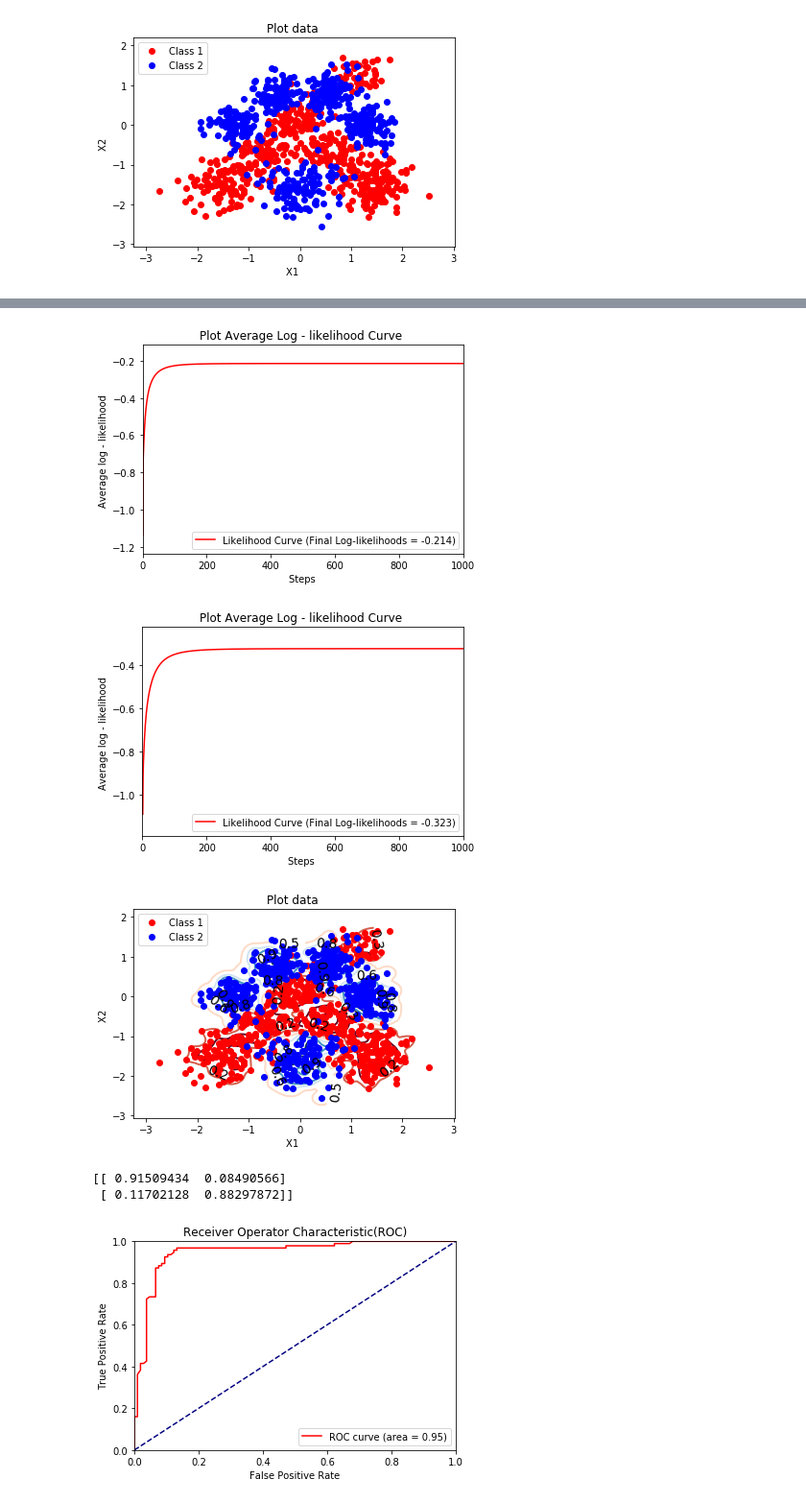
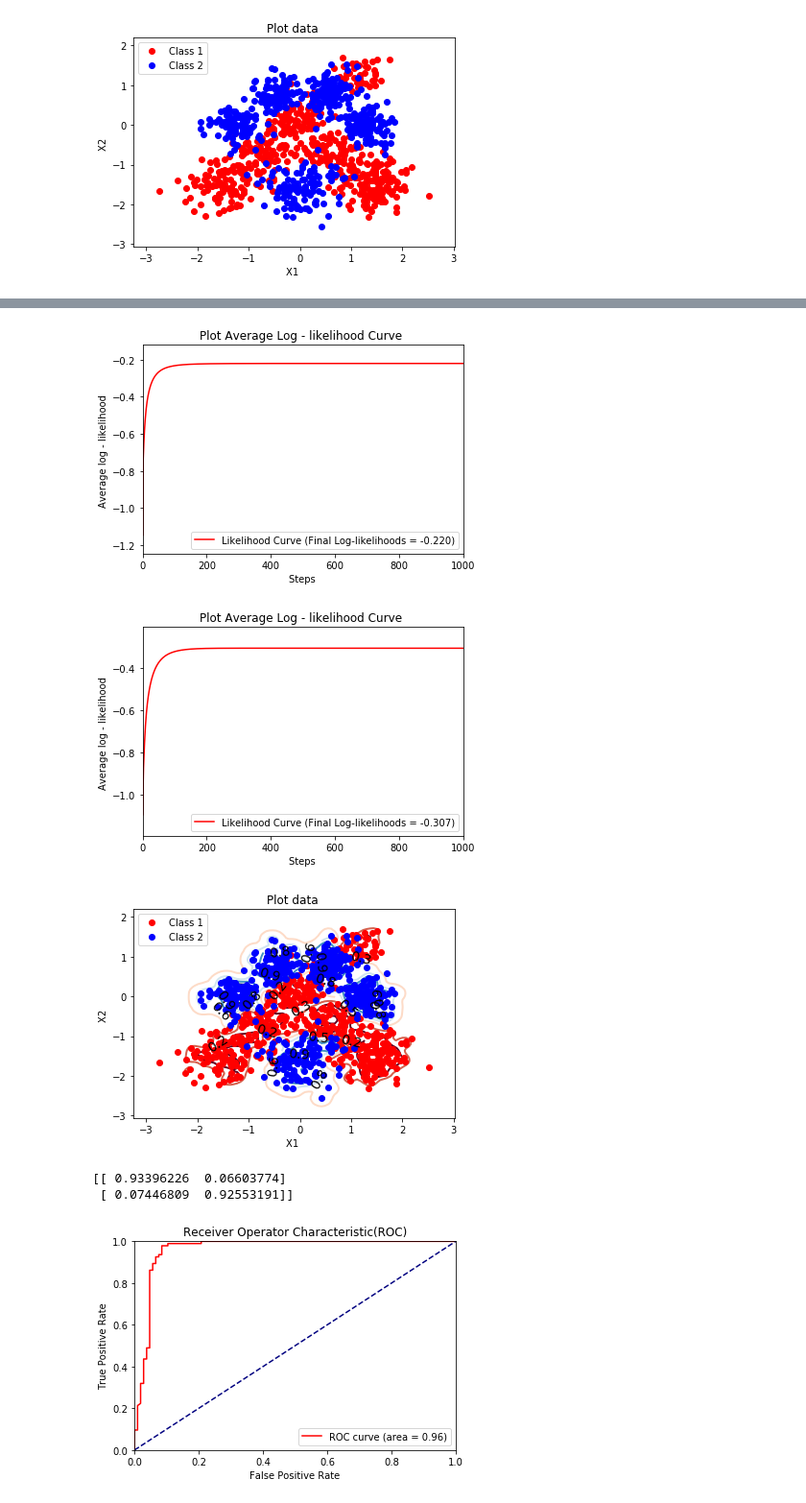
Before and after one commit to wtywty5ty/MLSALT1_CW1, a Jupyter notebook: CW1.ipynb, the cells around one changed output, grey strips where cells are left out. Shown at 96% size. Drawn from its saved outputs; the diff is of its cells as text; code cells hidden in the pictures.

```diff
--- a/CW1.ipynb
+++ b/CW1.ipynb
@@ -101,33 +101,33 @@ RBF_test(1, 0.0001, 1000)
 # %%
 #question j
 def RBF_test_MAP(l, learnRate, iterations):
     X_RBF_train = expand_inputs(l, X_train, X_train)
     X_RBF_test = expand_inputs(l, X_test, X_train)
 
-    lo_RBF_train = Logistic_prior(X_RBF_train, y_train)
+    lo_RBF_train = Logistic_MAP(X_RBF_train, y_train)
     weights, record = lo_RBF_train.train(learnRate, iterations)
 
     ll_RBF_train = lo_RBF_train.logLikelihood(record)
     plot_ll(ll_RBF_train)
 
-    lo_RBF_test = Logistic_prior(X_RBF_test, y_test)
+    lo_RBF_test = Logistic_MAP(X_RBF_test, y_test)
     ll_RBF_test = lo_RBF_test.logLikelihood(record)
     plot_ll(ll_RBF_test)
 
     plot_predictive_distribution_expand(X, y, sigmoid, expand_inputs, l, X_train, weights)
     print(confMatrix(X_RBF_test, y_test, weights, 0.5))
 
     plot_ROC(X_RBF_test, y_test, weights)
 
 
 RBF_test_MAP(0.1, 0.01, 1000)
 # %% [output]
 [figure]
-[figure, old version]
+[figure, new version]
-[figure, old version]
+[figure, new version]
-[[ 0.91509434  0.08490566]
- [ 0.11702128  0.88297872]]
+[[ 0.93396226  0.06603774]
+ [ 0.07446809  0.92553191]]
-[figure, old version]
+[figure, new version]
 # %%
 import scipy
 from scipy import optimize
```
Also changed, not shown: parts of 10 cells of this notebook, 4 other files.
